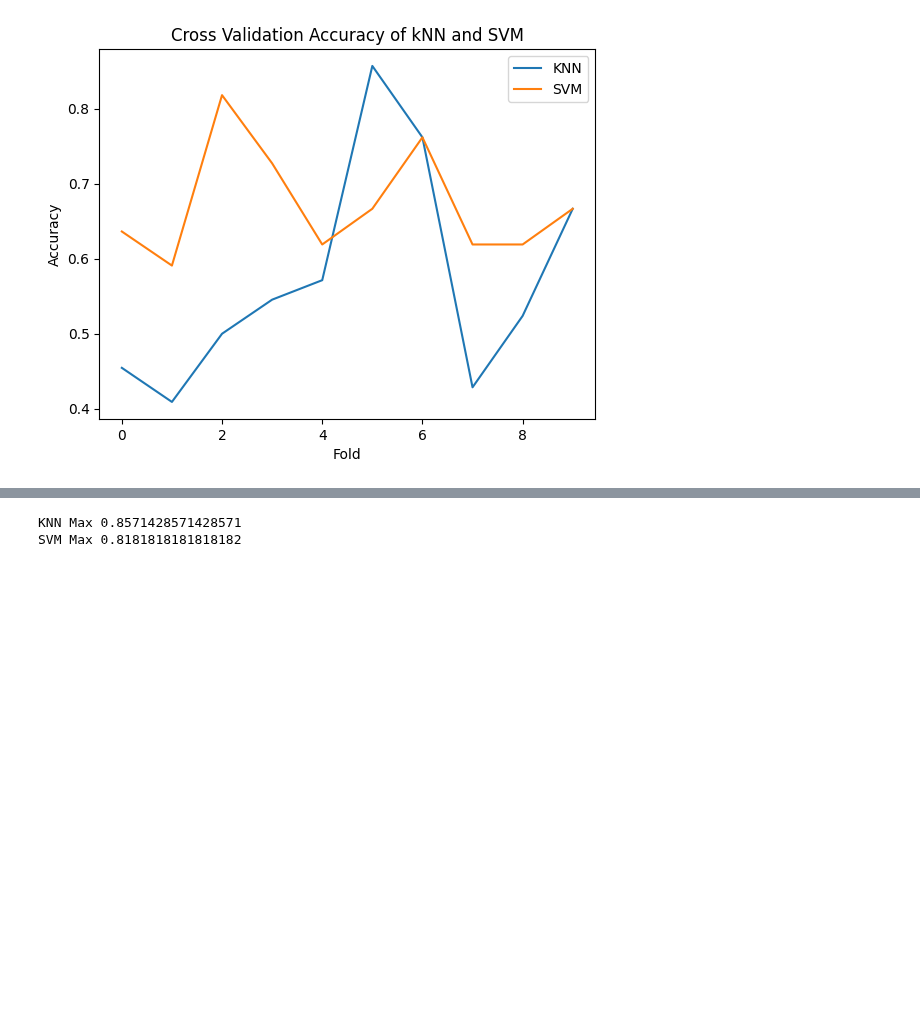
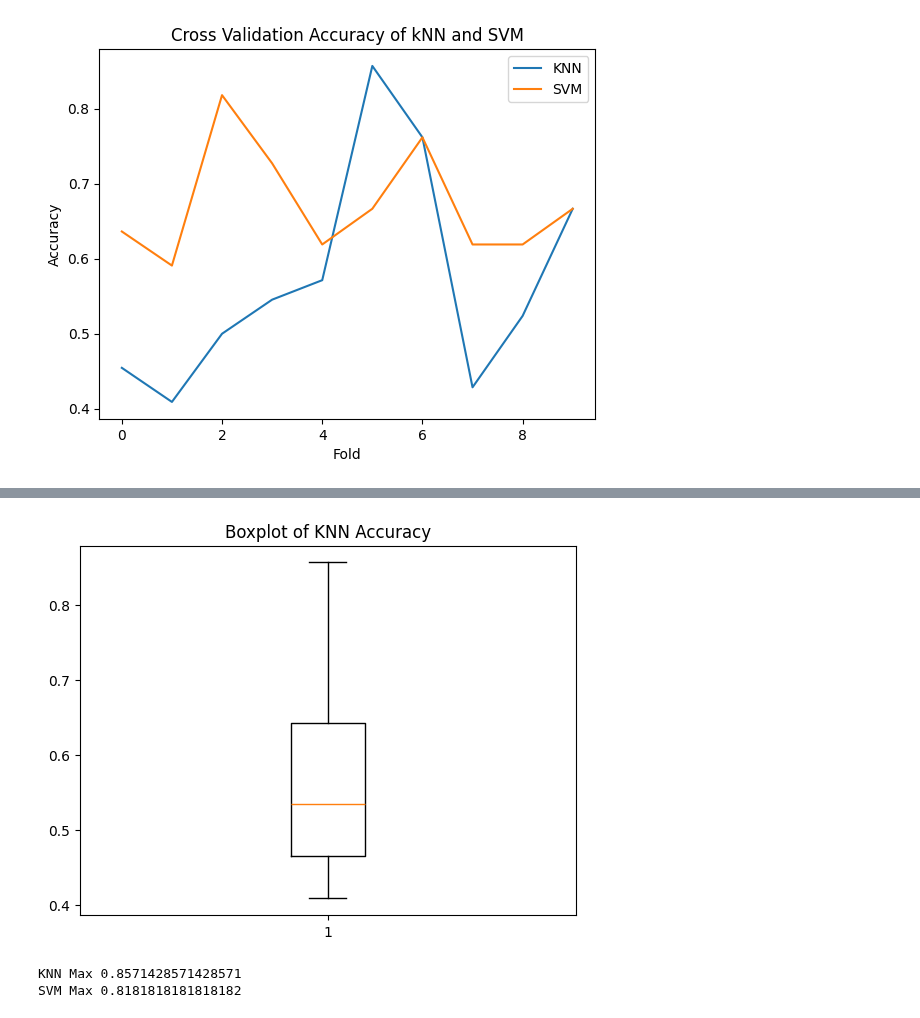
Before and after one commit to bobbymannino/comp2002-report, a Jupyter notebook: book.ipynb, the cells around one changed output, grey strips where cells are left out. Saved outputs shown, nothing was run; the diff lists cells and outputs as text; code cells hidden in the pictures; blank space fills up the shorter version.

```diff
--- a/book.ipynb
+++ b/book.ipynb
@@ -224,3 +234,13 @@ plt.show()
+# %%
+plt.figure()
+
+plt.title("Boxplot of KNN Accuracy")
+
+plt.boxplot(knn_accuracies, label="KNN")
+
+plt.show()
+# %% [output]
+[figure, added]
 # %%
 print("KNN Max", max(knn_accuracies))
 print("SVM Max", max(svm_accuracies))
```
Also changed, not shown: parts of 6 cells of this notebook.
